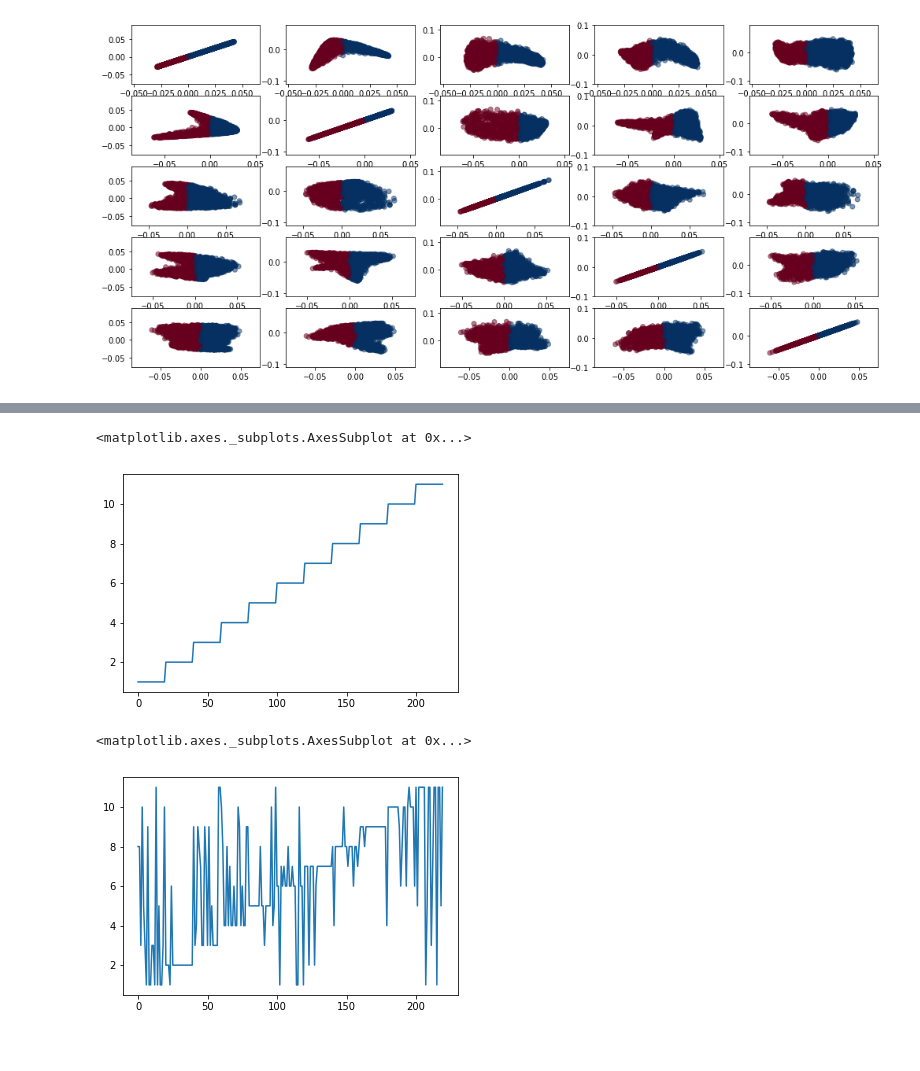
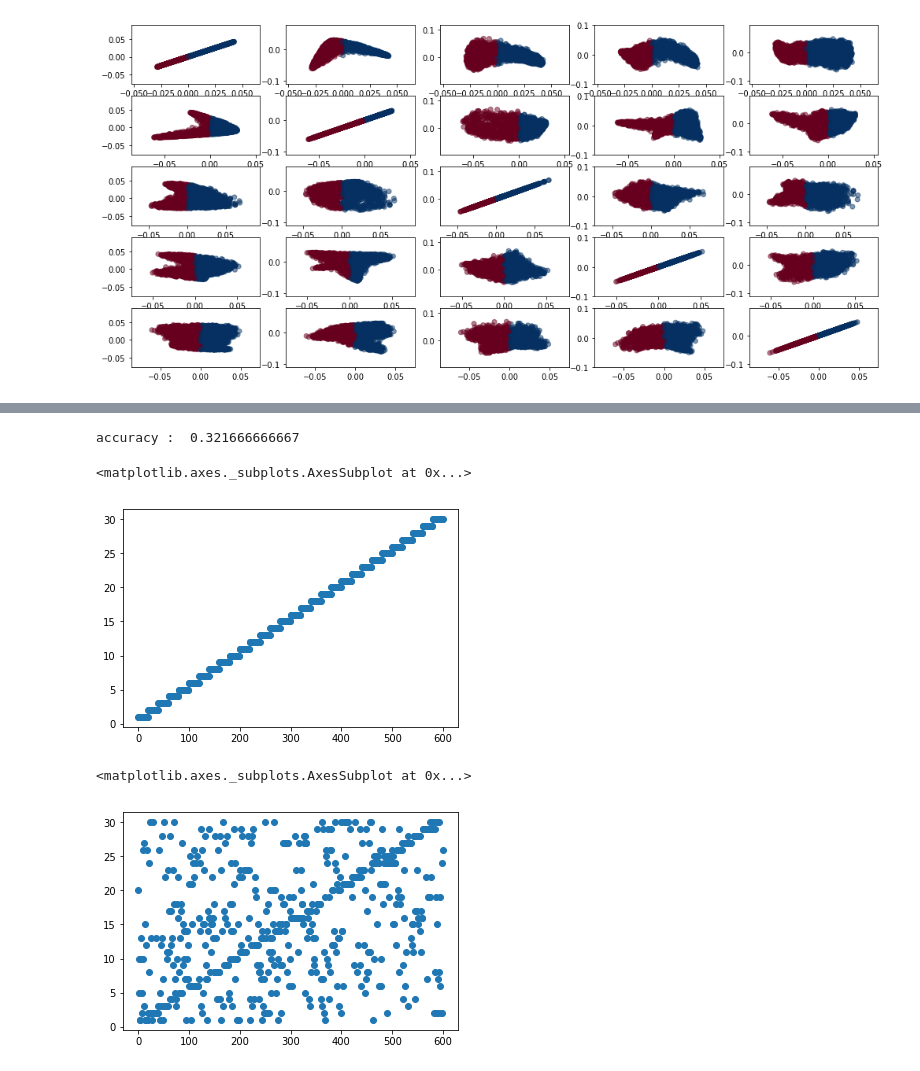
Before and after one commit to adrianlwn/NTDS-Speech-Recognition-Challenge, a Jupyter notebook: MLP.ipynb, the cells around one changed output, grey strips where cells are left out. Drawn from its saved outputs; the diff is of its cells as text; code cells hidden in the pictures.

```diff
--- a/MLP.ipynb
+++ b/MLP.ipynb
@@ -148,3 +137,12 @@ clf = MLPClassifier(hidden_layer_sizes=(30, ),
+# %%
+clf = SVC(C=1.0,
+          kernel='rbf',
+          gamma='auto',
+          tol=1e-6,
+          class_weight=None,
+          verbose=True,
+          max_iter=-1,
+          decision_function_shape='ovr')
 # %%
 clf.fit(train_features, train_y)
 # %% [output]
@@ -179,0 +161,13 @@ accuracy :  0.668181818182
+# %%
+clf = MLPClassifier(hidden_layer_sizes=(32, ),
+                    activation='relu',
+                    solver='adam',
+                    alpha=0.0001,
+                    learning_rate='adaptive',
+                    learning_rate_init=0.001,
+                    power_t=0.5,
+                    max_iter=10000,
+                    tol=1e-6,
+                    verbose=True)
+# %%
+clf.fit(train_features, train_y)
@@ -180,13 +199,18 @@ accuracy :  0.668181818182
+# %%
+predict_y = clf.predict(test_features)
+print('accuracy : ', np.sum(test_y==predict_y)/len(test_y))
+# %% [output]
+accuracy :  0.321666666667
 # %%
-pd.Series(test_y).plot()
+pd.Series(test_y).plot(linestyle='none',marker='o')
 # %% [output]
 <matplotlib.axes._subplots.AxesSubplot at 0x...>
-[figure, old version]
+[figure, new version]
 # %%
-pd.Series(predict_y).plot()
+pd.Series(predict_y).plot(linestyle='none',marker='o')
 # %% [output]
 <matplotlib.axes._subplots.AxesSubplot at 0x...>
-[figure, old version]
+[figure, new version]
 # %%
 # confusion matrix from ADA
 conf_mat=confusion_matrix(test_y,predict_y)
```
Also changed, not shown: parts of 11 cells of this notebook.
